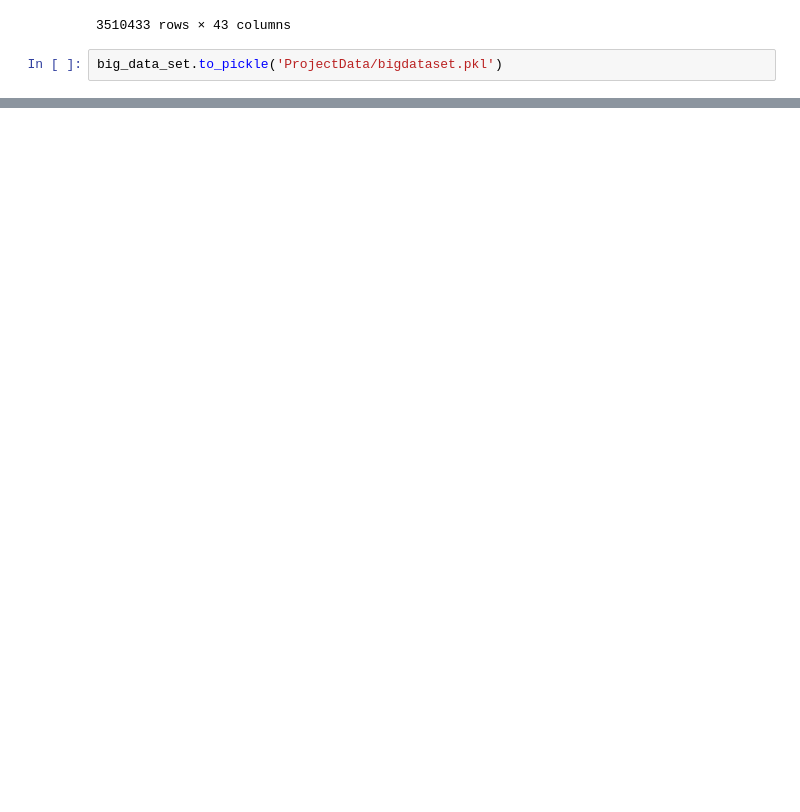
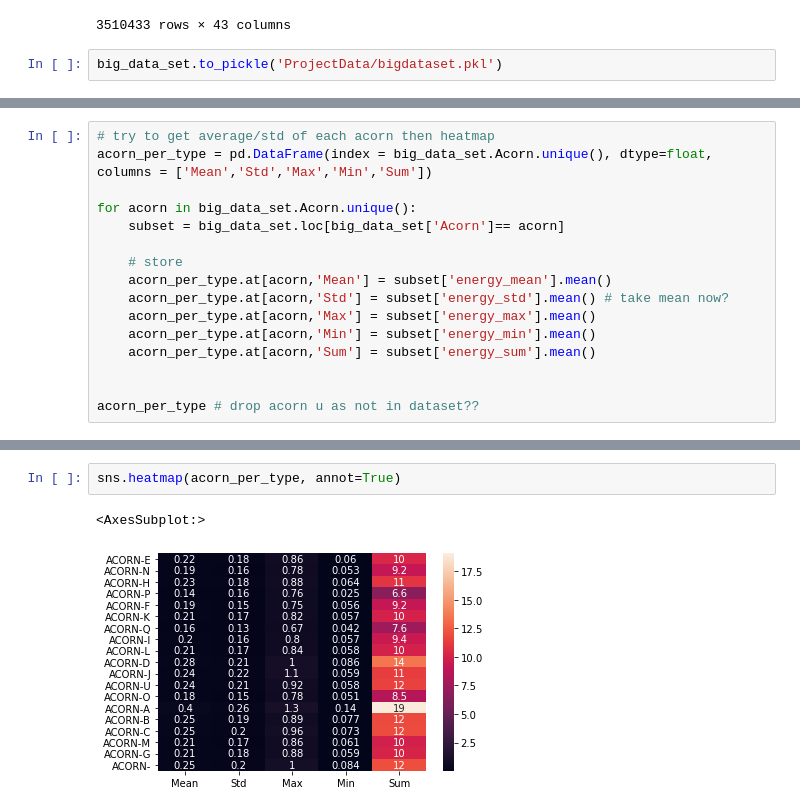
Before and after one commit to K4Ling/CS512, a Jupyter notebook: DataMerge.ipynb, the cells around one changed output, grey strips where cells are left out. Cells and saved outputs as stored; diff of their text form; blank space fills up the shorter version.

Commit message:
Created some plots
tried acorn data

```diff
--- a/DataMerge.ipynb
+++ b/DataMerge.ipynb
@@ -180,0 +254,16 @@ big_data_set.to_pickle('ProjectData/bigdataset.pkl')
+# %%
+# try to get average/std of each acorn then heatmap
+acorn_per_type = pd.DataFrame(index = big_data_set.Acorn.unique(), dtype=float, columns = ['Mean','Std','Max','Min','Sum'])
+
+for acorn in big_data_set.Acorn.unique():
+    subset = big_data_set.loc[big_data_set['Acorn']== acorn]
+
+    # store
+    acorn_per_type.at[acorn,'Mean'] = subset['energy_mean'].mean()
+    acorn_per_type.at[acorn,'Std'] = subset['energy_std'].mean() # take mean now?
+    acorn_per_type.at[acorn,'Max'] = subset['energy_max'].mean()
+    acorn_per_type.at[acorn,'Min'] = subset['energy_min'].mean()
+    acorn_per_type.at[acorn,'Sum'] = subset['energy_sum'].mean()
+
+
+acorn_per_type # drop acorn u as not in dataset??
@@ -180,0 +288,5 @@ big_data_set.to_pickle('ProjectData/bigdataset.pkl')
+# %%
+sns.heatmap(acorn_per_type, annot=True)
+# %% [output]
+<AxesSubplot:>
+[figure, added]
```
Also changed, not shown: parts of 17 cells of this notebook.
